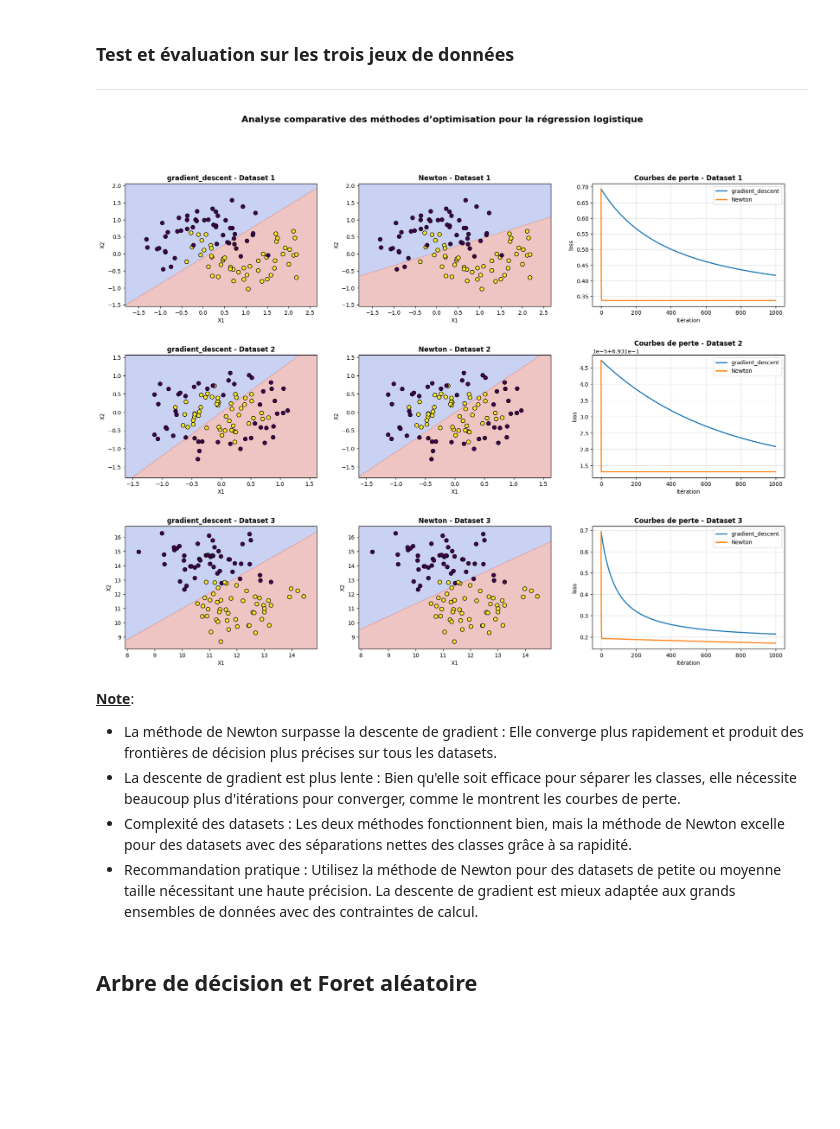
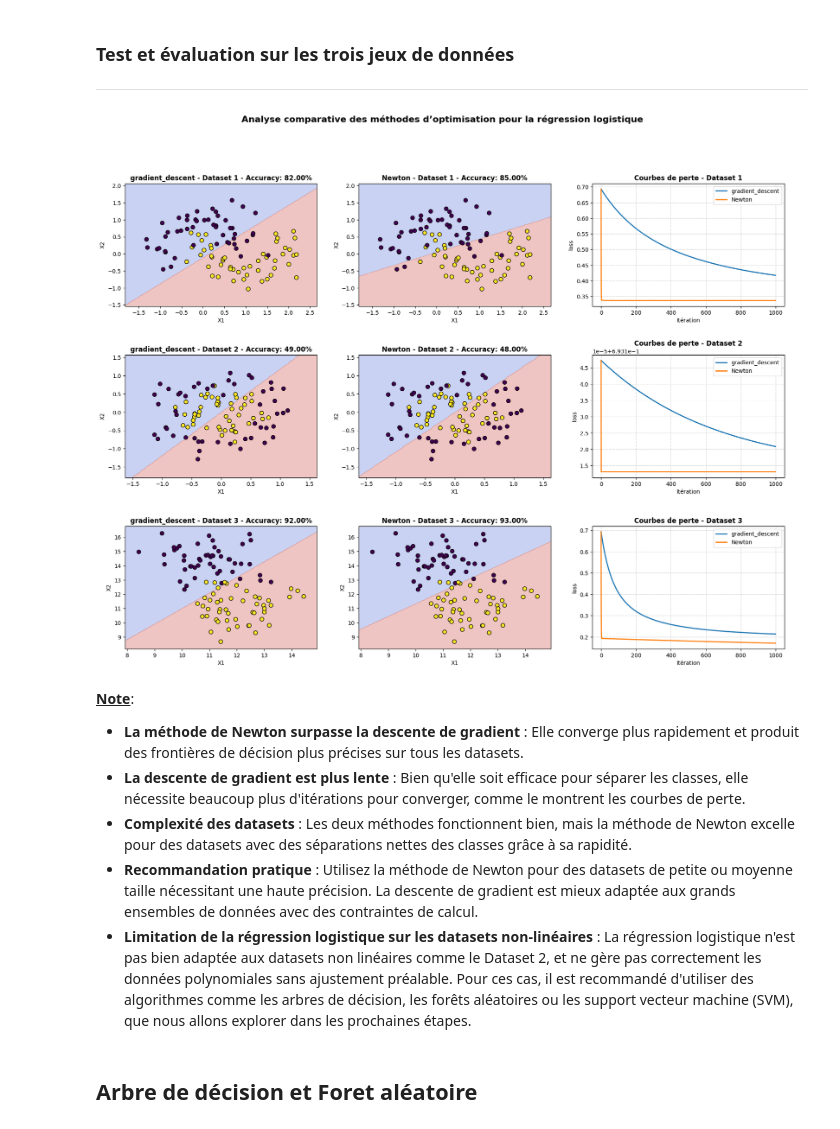
Before and after one commit to RaziRaouf/projet_de_programation_avancee, a Jupyter notebook: AkramChaabnia_AbdelheqMokhtari_mohamedRaoufRazi.ipynb, the cells around one changed output. Drawn from its saved outputs; the diff is of its cells as text; code cells hidden in the pictures; blank space fills up the shorter version.

Commit message:
Added accuracy calculation to LogisticRegression class

```diff
--- a/AkramChaabnia_AbdelheqMokhtari_mohamedRaoufRazi.ipynb
+++ b/AkramChaabnia_AbdelheqMokhtari_mohamedRaoufRazi.ipynb
@@ -799,6 +799,13 @@ class LogisticRegression:
         linear_model = np.dot(X, self.weights) + self.bias
         probabilities = self.sigmoid(linear_model)
         return (probabilities >= 0.5).astype(int)
+
+    def accuracy(self, X, y):
+        """
+        Calcule l'exactitude des prédictions en comparant les résultats avec les étiquettes réelles.
+        """
+        predictions = self.predict(X)
+        return np.mean(predictions == y) * 100  # Return accuracy as a percentage
 # %% [markdown]
 ### **Documentation : Classe Logistic Regression**
 ---
@@ -967,44 +974,50 @@ for i, data in enumerate(datasets):
         # Entraînement du modèle sur les données
         model.fit(X, y)
 
-        # Tracer decision boundray
+        # Calculate final accuracy
+        final_accuracy = model.accuracy(X, y)
+
+        # Tracer decision boundary
         x1_min, x1_max = X[:, 0].min() - .5, X[:, 0].max() + .5
         x2_min, x2_max = X[:, 1].min() - .5, X[:, 1].max() + .5
         xx1, xx2 = np.meshgrid(np.arange(x1_min, x1_max, 0.02), np.arange(x2_min, x2_max, 0.02))
         Z = model.predict(np.c_[xx1.ravel(), xx2.ravel()])
         Z = Z.reshape(xx1.shape)
 
         # Visualisation
         axs[i][j].contourf(xx1, xx2, Z, alpha=0.3, cmap='coolwarm')
         axs[i][j].scatter(X[:, 0], X[:, 1], c=y, edgecolor='k', cmap='viridis', s=50)
         axs[i][j].set_xlim(xx1.min(), xx1.max())
         axs[i][j].set_ylim(xx2.min(), xx2.max())
-        axs[i][j].set_title(f"{method} - Dataset {i+1}", fontsize=12, fontweight='bold')
+
+        # Update the title with accuracy
+        axs[i][j].set_title(f"{method} - Dataset {i+1} - Accuracy: {final_accuracy:.2f}%", fontsize=12, fontweight='bold')
         axs[i][j].set_xlabel("X1")
         axs[i][j].set_ylabel("X2")
 
         # Tracer les courbes de loss
         axs[i][2].plot(model.losses, label=f'{method}', linewidth=2)
         axs[i][2].set_xlabel('Itération', fontsize=10)
         axs[i][2].set_ylabel('loss', fontsize=10)
         axs[i][2].set_title(f"Courbes de perte - Dataset {i+1}", fontsize=12, fontweight='bold')
         axs[i][2].grid(True, linestyle='--', alpha=0.6)
         axs[i][2].legend(fontsize=10)
 
 # Ajouter un titre global pour toutes les sous-figures
 fig.suptitle('Analyse comparative des méthodes d’optimisation pour la régression logistique', fontsize=16, fontweight='bold')
 fig.tight_layout(rect=[0, 0.03, 1, 0.95], pad=3.0)
 
 plt.show()
 # %% [output]
-[figure, old version]
+[figure, new version]
 # %% [markdown]
 **<u>Note</u>**:
 
-- La méthode de Newton surpasse la descente de gradient : Elle converge plus rapidement et produit des frontières de décision plus précises sur tous les datasets.
-- La descente de gradient est plus lente : Bien qu'elle soit efficace pour séparer les classes, elle nécessite beaucoup plus d'itérations pour converger, comme le montrent les courbes de perte.
-- Complexité des datasets : Les deux méthodes fonctionnent bien, mais la méthode de Newton excelle pour des datasets avec des séparations nettes des classes grâce à sa rapidité.
-- Recommandation pratique : Utilisez la méthode de Newton pour des datasets de petite ou moyenne taille nécessitant une haute précision. La descente de gradient est mieux adaptée aux grands ensembles de données avec des contraintes de calcul.
+- **La méthode de Newton surpasse la descente de gradient** : Elle converge plus rapidement et produit des frontières de décision plus précises sur tous les datasets.
+- **La descente de gradient est plus lente** : Bien qu'elle soit efficace pour séparer les classes, elle nécessite beaucoup plus d'itérations pour converger, comme le montrent les courbes de perte.
+- **Complexité des datasets** : Les deux méthodes fonctionnent bien, mais la méthode de Newton excelle pour des datasets avec des séparations nettes des classes grâce à sa rapidité.
+- **Recommandation pratique** : Utilisez la méthode de Newton pour des datasets de petite ou moyenne taille nécessitant une haute précision. La descente de gradient est mieux adaptée aux grands ensembles de données avec des contraintes de calcul.
+- **Limitation de la régression logistique sur les datasets non-linéaires** : La régression logistique n'est pas bien adaptée aux datasets non linéaires comme le Dataset 2, et ne gère pas correctement les données polynomiales sans ajustement préalable. Pour ces cas, il est recommandé d'utiliser des algorithmes comme les arbres de décision, les forêts aléatoires ou les support vecteur machine (SVM), que nous allons explorer dans les prochaines étapes.
 # %% [markdown]
 ## **Arbre de décision et Foret aléatoire**
 # %%
```
